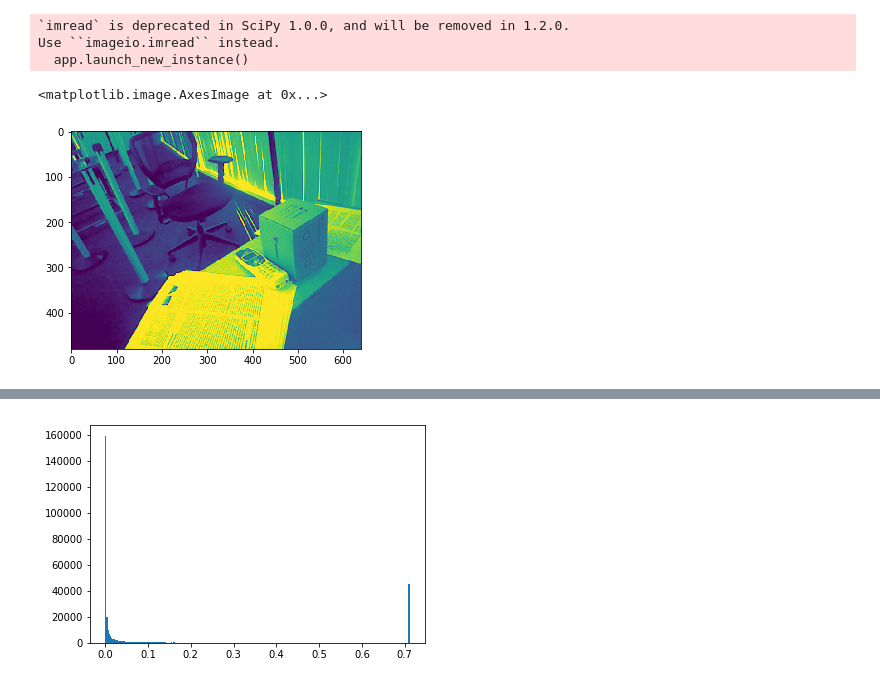
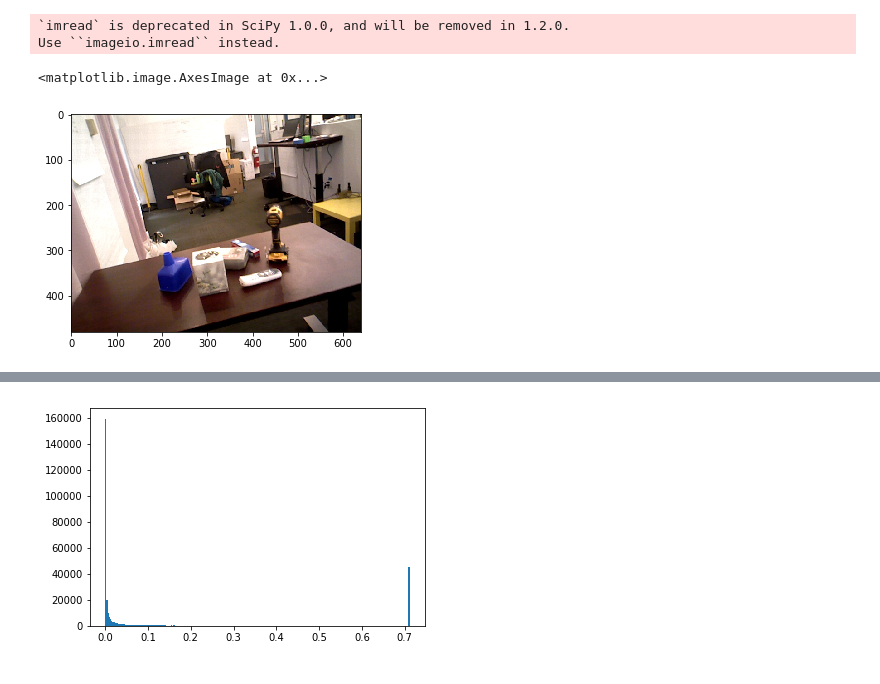
Before and after one commit to RobotLocomotion/spartan, a Jupyter notebook: src/DepthSim/python/pixel-wise-cnnNew.ipynb, the cells around one changed output, grey strips where cells are left out. Saved outputs shown, nothing was run; the diff lists cells and outputs as text; code cells hidden in the pictures.

```diff
--- a/src/DepthSim/python/pixel-wise-cnnNew.ipynb
+++ b/src/DepthSim/python/pixel-wise-cnnNew.ipynb
@@ -124,11 +36,13 @@ def hot_vectorize(x):
     x[non_zero_mask] = 0
     return x
 
-def stack_frames(gtdepth,normal,rgb,img_height,img_width):
-	stack = np.zeros((1,img_height,img_width,7)) # other prepping?? /255
-	stack[0,:,:,4:] = rgb
-	stack[0,:,:,1:4] = normal
-	stack[0,:,:,0] = gtdepth
+def stack_frames(frames,img_height,img_width,channels):
+	stack  = np.zeros((1,img_height,img_width,channels))
+	index = 0
+	for i in frames:
+		num_chan = 1 if len(np.shape(i)) ==2 else np.shape(i)[2]
+		stack[0,:,:,index:index+num_chan] = np.reshape(i,(img_height,img_width,num_chan))
+		index += num_chan
 	return stack
 
 def grab_frame(files,i,path,func=None):
@@ -139,4 +53,7 @@ def grab_frame(files,i,path,func=None):
 
 def normalize(x):
     return x/255.
+
+def normalize_depth(x):
+    return x/1500.
 # %%
@@ -194,10 +94,11 @@ array([[[[0.        , 0.        , 0.        , ..., 0.41176471,
 gen  = generate_data_custom(func=normalize)
 # %%
 %matplotlib inline
-plt.imshow(np.reshape(gen.next()[0,:,:,4],(480,640)))
+now = gen.next()
+plt.figure()
+plt.imshow(np.reshape(now[0][0],(480,640,3)))
 # %% [output]
 `imread` is deprecated in SciPy 1.0.0, and will be removed in 1.2.0.
 Use ``imageio.imread`` instead.
-  app.launch_new_instance()
 <matplotlib.image.AxesImage at 0x...>
-[figure, old version]
+[figure, new version]
```
Also changed, not shown: parts of 27 cells of this notebook, 8 other files.
